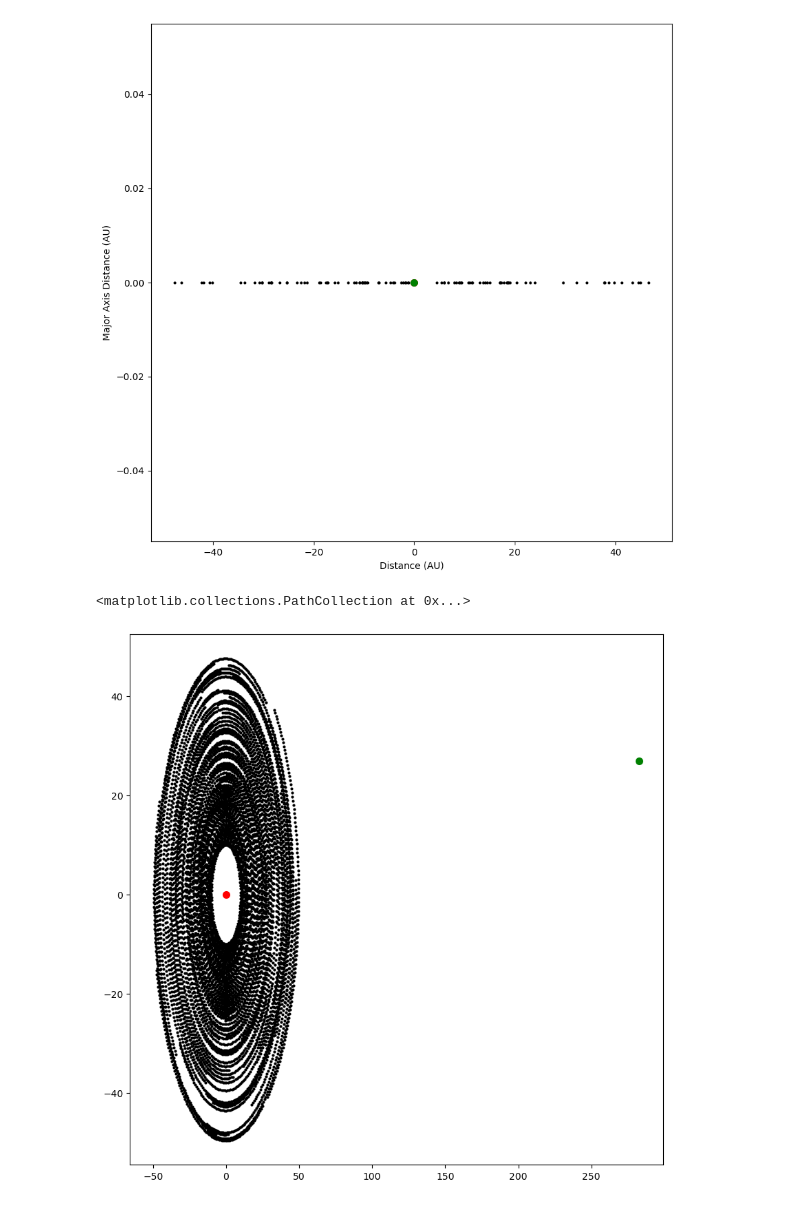
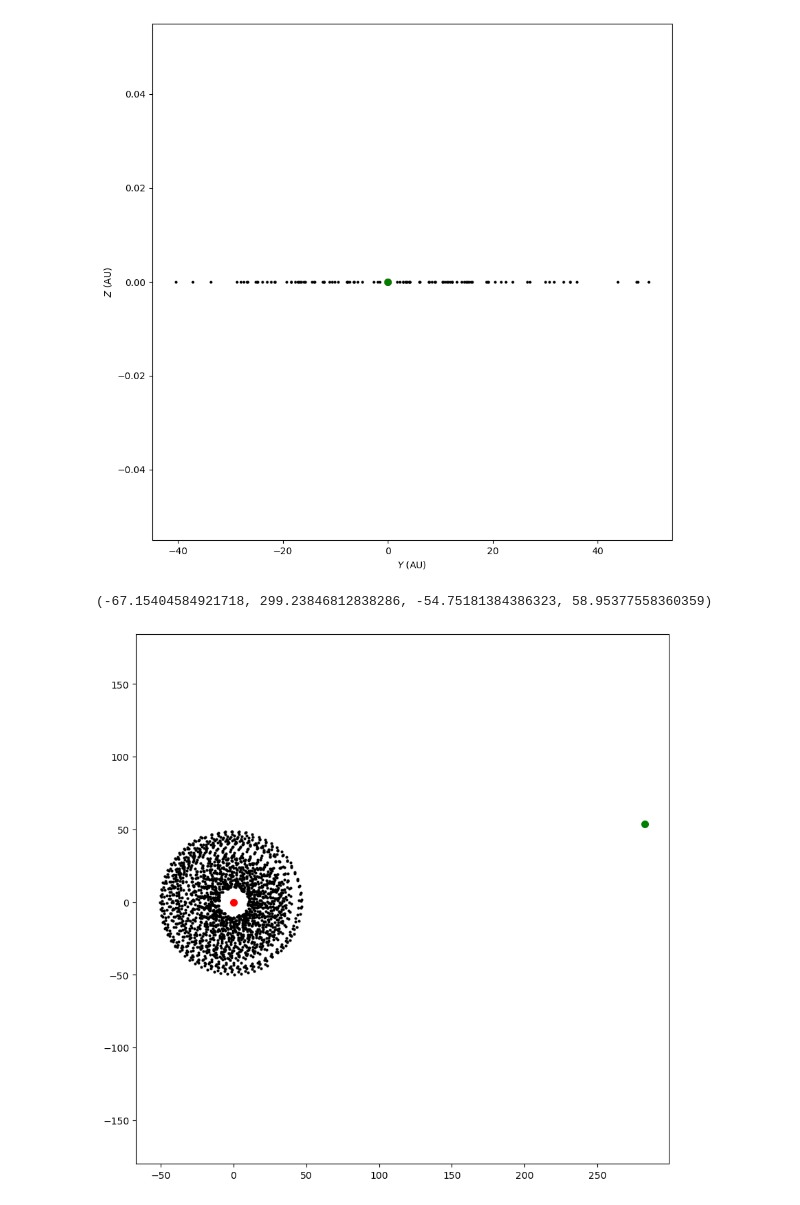
Before and after one commit to tigerchenlu98/rebound, a Jupyter notebook: ipython_examples/Finalized_Jeremiah_Summer_2023.ipynb, the cells around one changed output. Drawn from its saved outputs; the diff is of its cells as text; code cells hidden in the pictures.

```diff
--- a/ipython_examples/Finalized_Jeremiah_Summer_2023.ipynb
+++ b/ipython_examples/Finalized_Jeremiah_Summer_2023.ipynb
@@ -48,38 +53,39 @@ for j in range(sim.N-2):
 # %%
+#Snapshot.Beginning (No time). (y,z). Debris Disk Diameter = 50 AU
 fig = plt.figure(figsize=(10,10))
 plt.scatter(sim.particles[0].y, sim.particles[0].z,marker=".",color='r',linewidth=5)
 plt.scatter(sim.particles[-1].y, sim.particles[-1].z,marker=".",color='g',linewidth=5)
 ax=plt.subplot()
-ax.set_ylabel("Major Axis Distance (AU)")
-ax.set_xlabel("Distance (AU)")
+ax.set_ylabel("$Z$ (AU)")
+ax.set_xlabel("$Y$ (AU)")
 for j in range(sim.N-2):
     i=j+1
     plt.scatter(sim.particles[i].y, sim.particles[i].z,marker=".",color='k',linewidth=0)
 # %% [output]
-[figure, old version]
+[figure, new version]
 # %%
 Time=100.*2*np.pi
-N_out=100
+N_out=20
 xy=np.zeros((N_out,Testparticle,2))
 times=np.linspace(0,Time,N_out)
 for i, time in enumerate(times):
     sim.integrate(time, exact_finish_time=0)
     for j, p in enumerate(sim.particles[1:-1]):
         xy[i][j]=[p.x,p.y]
 
 fig = plt.figure(figsize=(10,10))
 plt.scatter(sim.particles[0].x, sim.particles[0].y,marker=".",color='r',linewidth=5)
 plt.scatter(sim.particles[-1].x, sim.particles[-1].y,marker=".",color='g',linewidth=5)
 
 
 ax = plt.subplot()
 #ax.set_xlim([-4,4])
 #ax.set_ylim([-4,4])
 plt.scatter(xy[:,:,0],xy[:,:,1],marker=".",color='k',linewidth=0)
-
+ax.axis('equal')
 #The stuff in the colins are the particles on the plt.scatter plot
-
+#ax.set_yscale("log")
 #put here
 # %% [output]
-<matplotlib.collections.PathCollection at 0x...>
+(-67.15404584921718, 299.23846812838286, -54.75181384386323, 58.95377558360359)
-[figure, old version]
+[figure, new version]
```
Also changed, not shown: parts of 6 cells of this notebook.
